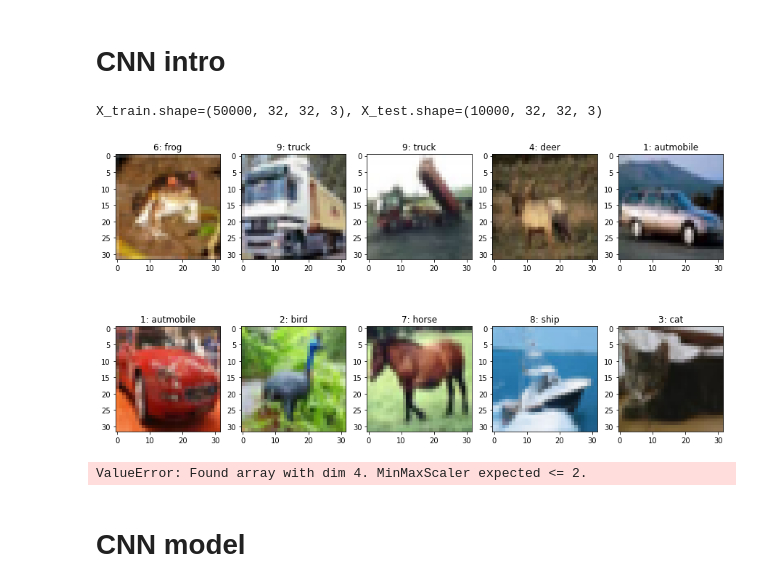
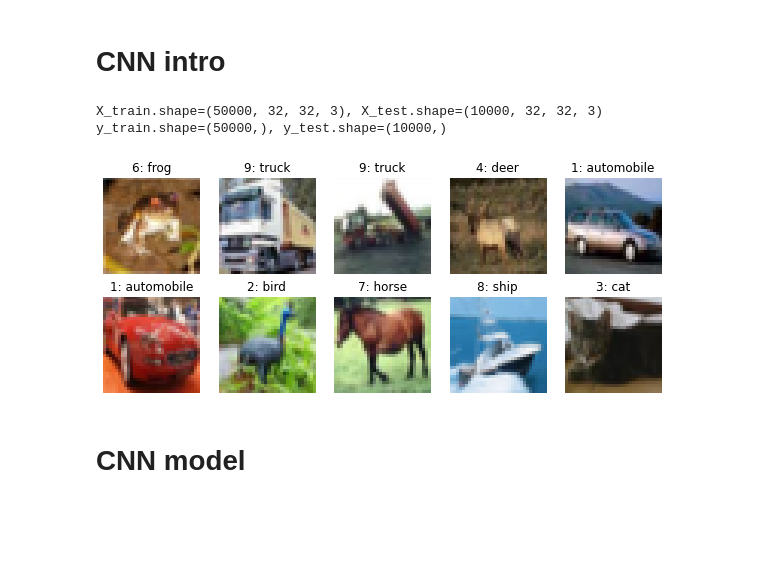
Before and after one commit to SamiFatmi/Deep-Learning-SAMI-FATMI, a Jupyter notebook: Code-alongs/Lec-04-CNN_intro.ipynb, the cells around one changed output. Drawn from its saved outputs; the diff is of its cells as text; code cells hidden in the pictures; blank space fills up the shorter version.

```diff
--- a/Code-alongs/Lec-04-CNN_intro.ipynb
+++ b/Code-alongs/Lec-04-CNN_intro.ipynb
@@ -3,33 +3,33 @@
 # %%
 import seaborn as sns
 import numpy as np
 import matplotlib.pyplot as plt
 import pandas as pd
 import os
 from tensorflow.keras.datasets.cifar10 import load_data
 
-(X_train,y_train),(X_test,y_test) = load_data()
+(X_train, y_train), (X_test, y_test) = load_data()
 print(f"{X_train.shape=}, {X_test.shape=}")
+y_train, y_test = y_train.ravel(), y_test.ravel()
+print(f"{y_train.shape=}, {y_test.shape=}")
 
-y_train = y_train.ravel()
+labels = ["airplane",
+          "automobile",
+          "bird",
+          "cat",
+          "deer",
+          "dog",
+          "frog",
+          "horse",
+          "ship",
+          "truck"]
 
-labels = ["airplane","autmobile","bird", "cat", "deer", "dog", "frog", "horse", "ship", "truck"]
-
-fig, axes = plt.subplots(2,5, figsize=(15,8))
-
+fig, axes = plt.subplots(2, 5, figsize=(10, 4))
 for i, ax in enumerate(axes.flatten()):
     ax.imshow(X_train[i])
     ax.set_title(f"{y_train[i]}: {labels[y_train[i]]}")
+    ax.axis("off")
 # %% [output]
 X_train.shape=(50000, 32, 32, 3), X_test.shape=(10000, 32, 32, 3)
+y_train.shape=(50000,), y_test.shape=(10000,)
-[figure, old version]
+[figure, new version]
-# %%
-from sklearn.preprocessing import MinMaxScaler
-
-scaler = MinMaxScaler()
-
-scaler.fit(X_train)
-scaled_X_train = scaler.transform(X_train)
-scaled_X_test = scaler.transform(X_test)
-# %% [output]
-ValueError: Found array with dim 4. MinMaxScaler expected <= 2.
```
Also changed, not shown: parts of 9 cells of this notebook.
